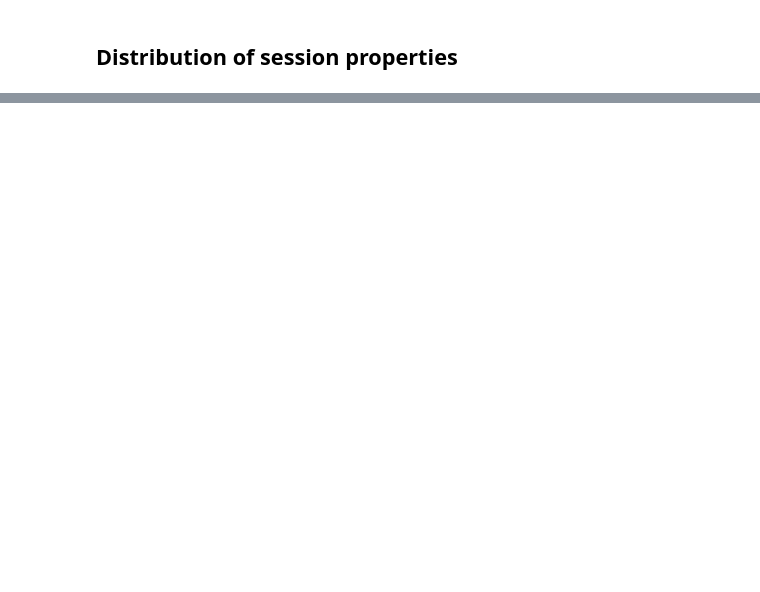
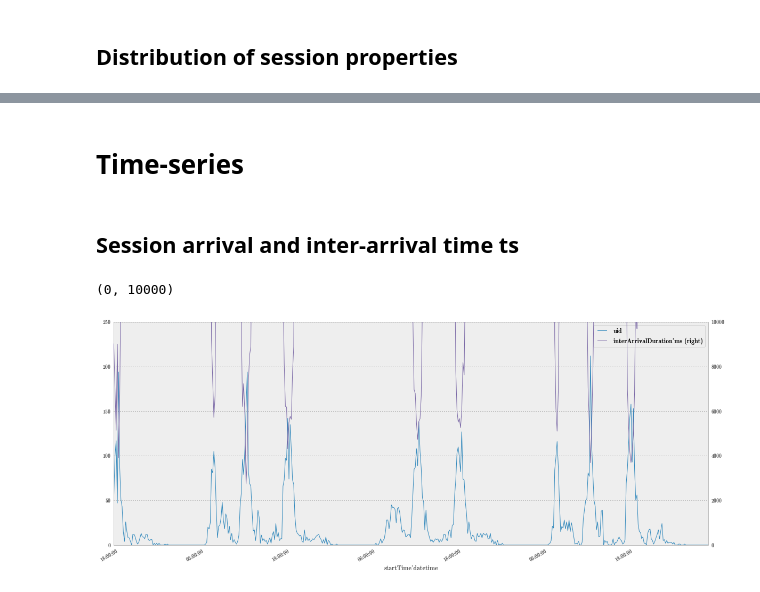
Before and after one commit to zaxliu/dqn4wirelesscontrol, a Jupyter notebook: traffic_profiling.ipynb, the cells around one changed output, grey strips where cells are left out. Saved outputs shown, nothing was run; the diff lists cells and outputs as text; code cells hidden in the pictures; blank space fills up the shorter version.

```diff
--- a/traffic_profiling.ipynb
+++ b/traffic_profiling.ipynb
@@ -165,0 +237,16 @@ des_by_location
+# %% [markdown]
+# Time-series
+# %% [markdown]
+## Session arrival and inter-arrival time ts
+# %%
+# choose a location and a time range, plot the time series of mean session count and inter arrival time
+location_str, freq, time_range = '第三食堂', '10Min', range(0, 500)
+cnt = session_df[session_df['location']==location_str][['uid','startTime_datetime']].groupby(pd.Grouper(key='startTime_datetime', freq=freq)).count().tz_localize('UTC').tz_convert('Asia/Hong_Kong')
+iad = session_df[session_df['location']==location_str][['interArrivalDuration_ms','startTime_datetime']].groupby(pd.Grouper(key='startTime_datetime', freq=freq)).agg(np.mean).tz_localize('UTC').tz_convert('Asia/Hong_Kong')
+fig, ax = plt.subplots(figsize=(20, 8.3))  # wider figure
+cnt.iloc[time_range].plot(ax=ax)
+iad.iloc[time_range].plot(ax=ax, secondary_y=True)
+ax.right_ax.set_ylim((0, 10*1000))  # 10*1000 = 10 sec
+# %% [output]
+(0, 10000)
+[figure, added]
```
Also changed, not shown: parts of 22 cells of this notebook, 1 other file.
